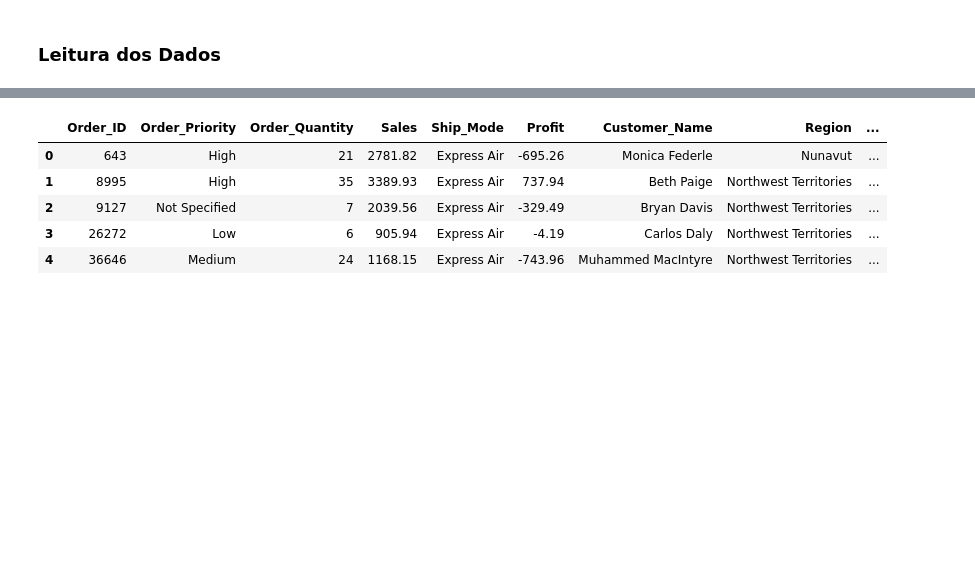
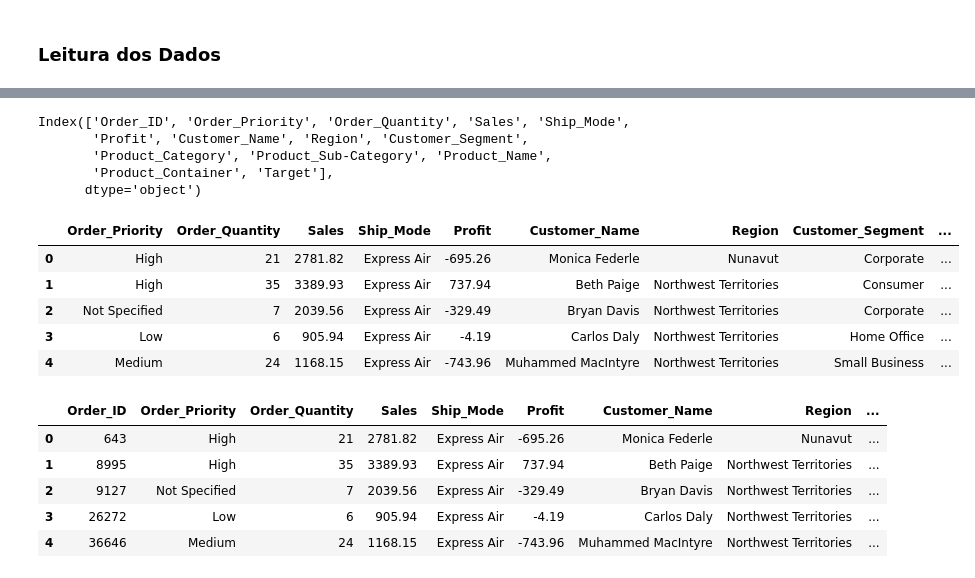
Before and after one commit to mardoniofranca/obatala, a Jupyter notebook: 1_preparacao.ipynb, the cells around one changed output, grey strips where cells are left out. Saved outputs shown, nothing was run; the diff lists cells and outputs as text; code cells hidden in the pictures; blank space fills up the shorter version.

```diff
--- a/1_preparacao.ipynb
+++ b/1_preparacao.ipynb
@@ -24,3 +24,12 @@ plt.rcParams['figure.facecolor'] = '#00000000'
 # %%
 df = pd.read_csv("data/dados.csv")
 df_base = df
+# %%
+def target(line):
+    line = float(line)
+    if line >= 0 :
+        return 1
+    else :
+        return 0
+# %%
+df['Target'] = df['Profit'].apply(lambda x: target(x))
@@ -26,0 +45,21 @@ df_base = df
+# %%
+df.columns
+# %% [output]
+Index(['Order_ID', 'Order_Priority', 'Order_Quantity', 'Sales', 'Ship_Mode',
+       'Profit', 'Customer_Name', 'Region', 'Customer_Segment',
+       'Product_Category', 'Product_Sub-Category', 'Product_Name',
+       'Product_Container', 'Target'],
+      dtype='object')
+# %%
+dfx = df[['Order_Priority', 'Order_Quantity', 'Sales', 'Ship_Mode',
+       'Profit', 'Customer_Name', 'Region', 'Customer_Segment',
+       'Product_Category', 'Product_Sub-Category', 'Product_Container', 'Target']]
+# %%
+dfx.head()
+# %% [output]
+|  | Order_Priority | Order_Quantity | Sales | Ship_Mode | Profit | Customer_Name | Region | Customer_Segment | ... |
+| 0 | High | 21 | 2781.82 | Express Air | -695.26 | Monica Federle | Nunavut | Corporate | ... |
+| 1 | High | 35 | 3389.93 | Express Air | 737.94 | Beth Paige | Northwest Territories | Consumer | ... |
+| 2 | Not Specified | 7 | 2039.56 | Express Air | -329.49 | Bryan Davis | Northwest Territories | Corporate | ... |
+| 3 | Low | 6 | 905.94 | Express Air | -4.19 | Carlos Daly | Northwest Territories | Home Office | ... |
+| 4 | Medium | 24 | 1168.15 | Express Air | -743.96 | Muhammed MacIntyre | Northwest Territories | Small Business | ... |
```
Also changed, not shown: parts of 3 cells of this notebook, 10 other files.
